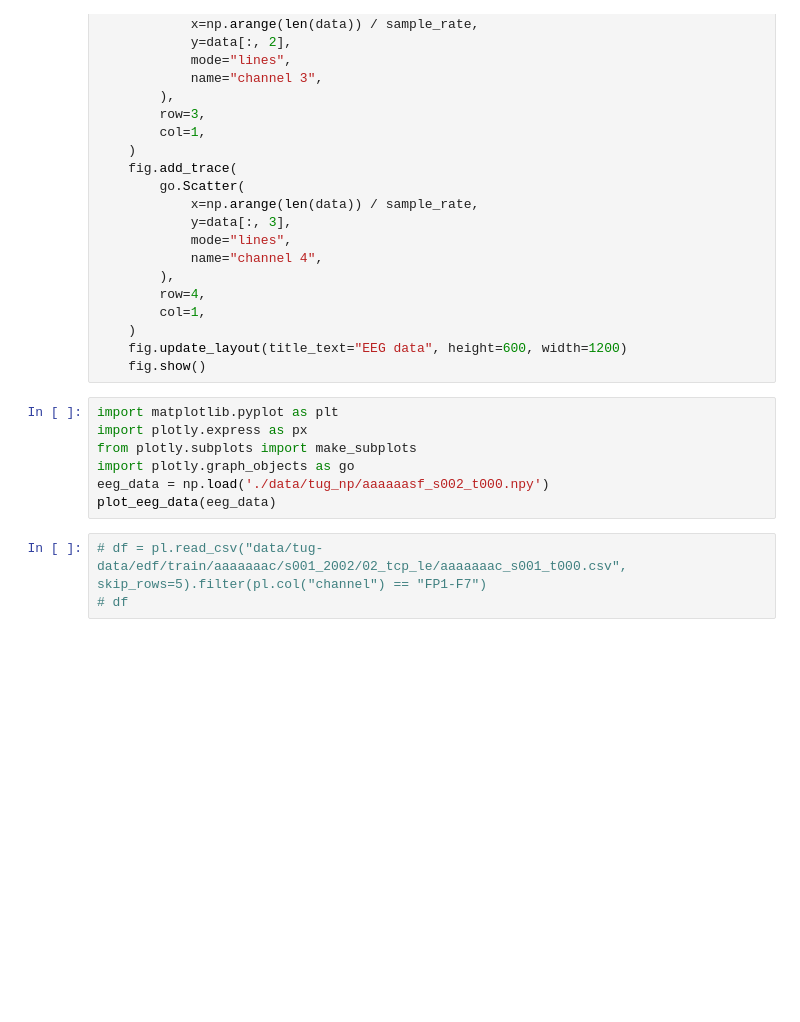
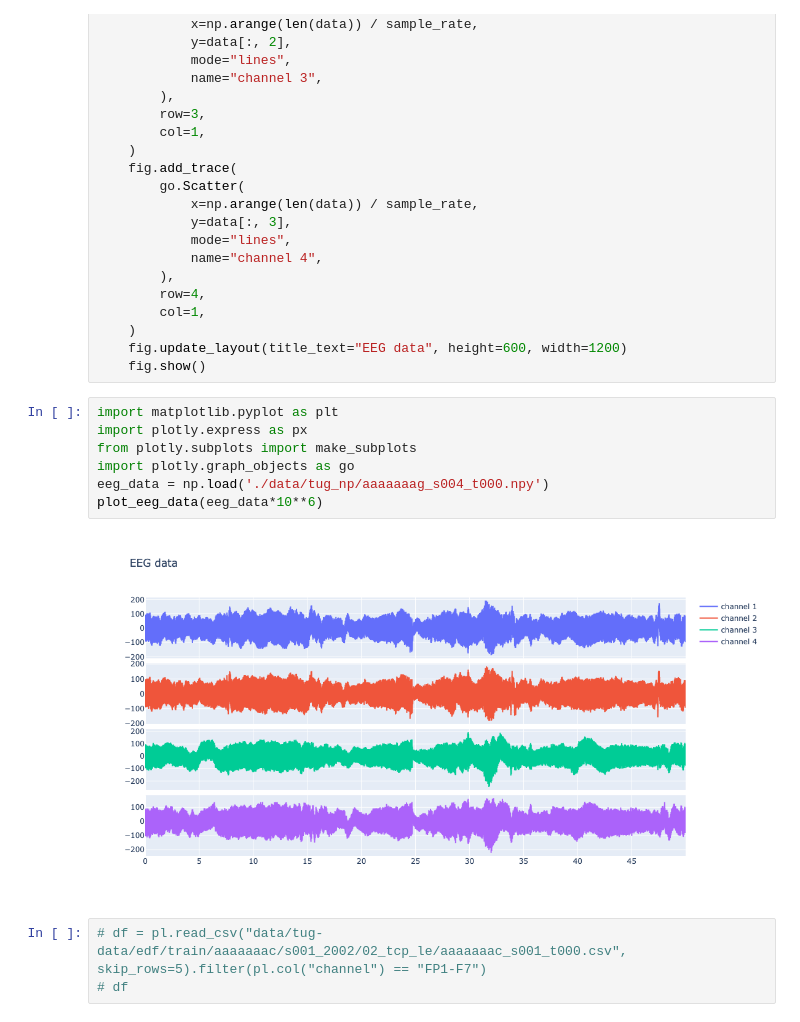
Before and after one commit to mohsinkhn/hms_brain_activity, a Jupyter notebook: TUG_data.ipynb, the cells around one changed output. Saved outputs shown, nothing was run; the diff lists cells and outputs as text; blank space fills up the shorter version.

```diff
--- a/TUG_data.ipynb
+++ b/TUG_data.ipynb
@@ -202,10 +211,12 @@ def plot_eeg_data(data, sample_rate=200):
 # %%
 import matplotlib.pyplot as plt
 import plotly.express as px
 from plotly.subplots import make_subplots
 import plotly.graph_objects as go
-eeg_data = np.load('./data/tug_np/aaaaaasf_s002_t000.npy')
-plot_eeg_data(eeg_data)
+eeg_data = np.load('./data/tug_np/aaaaaaag_s004_t000.npy')
+plot_eeg_data(eeg_data*10**6)
+# %% [output]
+[figure, added]
 # %%
 # df = pl.read_csv("data/tug-data/edf/train/aaaaaaac/s001_2002/02_tcp_le/aaaaaaac_s001_t000.csv", skip_rows=5).filter(pl.col("channel") == "FP1-F7")
 # df
```
Also changed, not shown: parts of 3 cells of this notebook, 9 other files.
